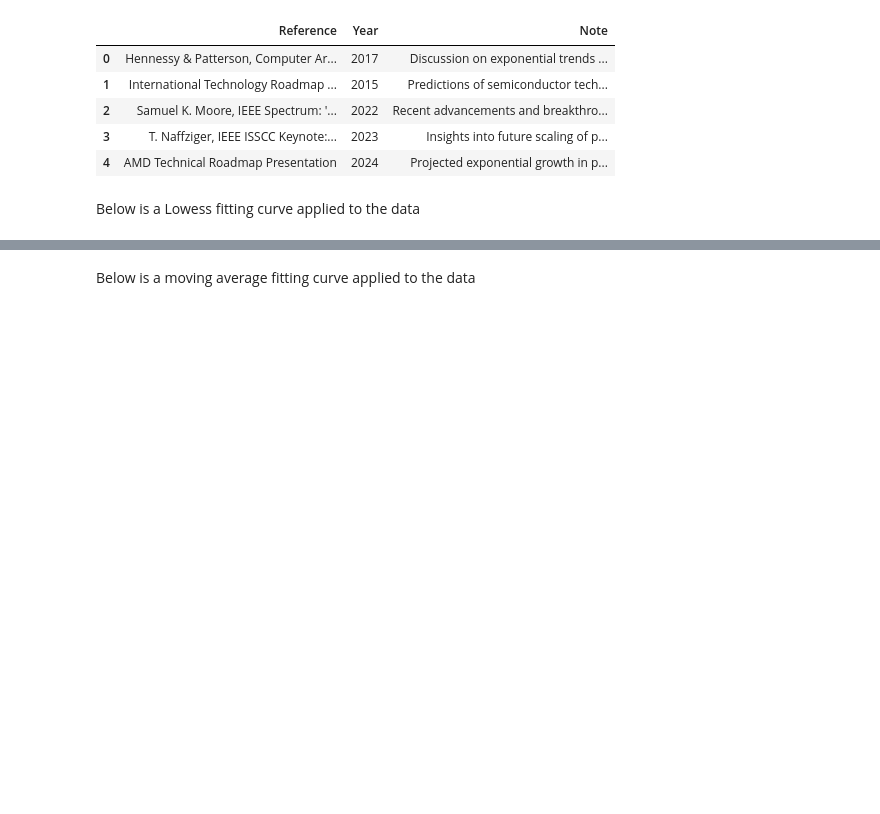
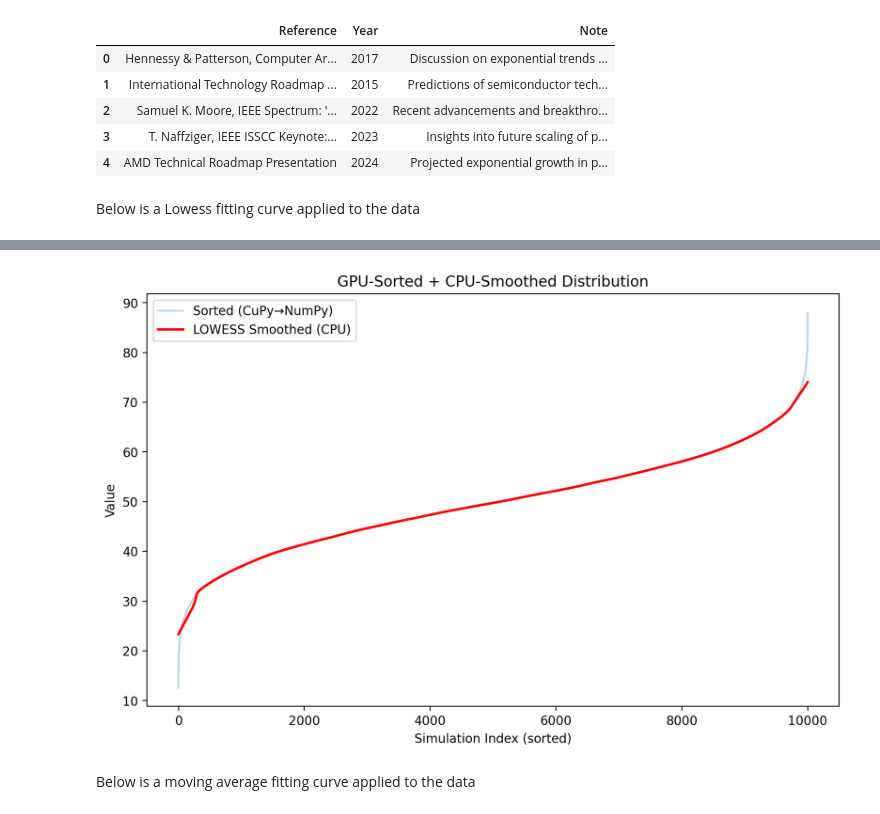
Before and after one commit to OJB-Quantum/Monte-Carlo-Sim, a Jupyter notebook: Terabyte_L1_Cache_Monte_Carlo_Simulation.ipynb, the cells around one changed output, grey strips where cells are left out. Drawn from its saved outputs; the diff is of its cells as text; code cells hidden in the pictures; blank space fills up the shorter version.

```diff
--- a/Terabyte_L1_Cache_Monte_Carlo_Simulation.ipynb
+++ b/Terabyte_L1_Cache_Monte_Carlo_Simulation.ipynb
@@ -180,0 +280,93 @@ plt.show()
+# %%
+# GPU‐Accelerated Sorting + LOWESS Example (CuPy + statsmodels)
+# ==============================================================
+# Below is a demonstration of how to use CUDA‐accelerated array operations
+# (via CuPy) together with statsmodels' LOWESS (which runs on CPU).
+# ----------------------------------------------------------------
+# NOTE: statsmodels.lowess itself does NOT natively run on GPU. However,
+# you can:
+#   1. Move data to the GPU for sorting/array arithmetic (with CuPy).
+#   2. Copy sorted data back to host (NumPy) and apply statsmodels.lowess.
+# ----------------------------------------------------------------
+
+import numpy as np
+import cupy as cp
+import matplotlib.pyplot as plt
+from statsmodels.nonparametric.smoothers_lowess import lowess
+import time
+
+# Assume `results` is a NumPy array of length NUM_SIMULATIONS.
+# For demonstration, generate synthetic `results` on the host:
+NUM_SIMULATIONS = 10_000
+np.random.seed(0)
+results = np.random.normal(loc=50, scale=10, size=NUM_SIMULATIONS)
+
+# -----------------------
+# 1) GPU: Transfer + Sort
+# -----------------------
+# Move `results` to GPU
+start_gpu_sort = time.time()
+gpu_results = cp.asarray(results, dtype=cp.float32)
+
+# Perform sorting on the GPU
+gpu_sorted = cp.sort(gpu_results)
+cp.cuda.Stream.null.synchronize()  # ensure completion
+gpu_sort_time = time.time() - start_gpu_sort
+
+# Copy sorted results back to host (NumPy)
+sorted_results_gpu = cp.asnumpy(gpu_sorted)
+
+# ---------------------------
+# 2) CPU: Apply statsmodels LOWESS
+# ---------------------------
+# Create x-axis for sorted indices (NumPy)
+x = np.arange(NUM_SIMULATIONS)
+
+# Run LOWESS smoothing: CPU only
+start_cpu_lowess = time.time()
+# frac=0.05 => 5% of points used for each local regression
+smoothed = lowess(sorted_results_gpu, x, frac=0.05)
+x_smooth = smoothed[:, 0]
+y_smooth = smoothed[:, 1]
+cpu_lowess_time = time.time() - start_cpu_lowess
+
+# ---------------------------
+# 3) Plot & Print Timings
+# ---------------------------
+print(f"GPU sorting time: {gpu_sort_time:.4f} s")
+print(f"CPU LOWESS time: {cpu_lowess_time:.4f} s")
+
+# Plot original sorted + smoothed curve:
+plt.figure(figsize=(10, 6))
+plt.plot(x, sorted_results_gpu, label='Sorted (CuPy→NumPy)', alpha=0.3)
+plt.plot(x_smooth, y_smooth, color='red', linewidth=2.0, label='LOWESS Smoothed (CPU)')
+plt.title("GPU‐Sorted + CPU‐Smoothed Distribution")
+plt.xlabel("Simulation Index (sorted)")
+plt.ylabel("Value")
+plt.legend()
+plt.show()
+
+# -----------------------------------------------------
+# 4) Alternative: Fully‐GPU LOWESS Approximation (optional)
+# -----------------------------------------------------
+# If you need a GPU‐only smoothing step, you must implement
+# a custom CUDA kernel or use a GPU‐accelerated library such as
+# RAPIDS cuDF / cuML (e.g., cuML's KNN or other regressor) to
+# approximate a LOWESS‐like curve. That approach is beyond the
+# built‐in statsmodels.lowess function, but here's a sketch:
+#
+# from cuml.neighbors import NearestNeighbors
+# from cuml.linear_model import LinearRegression
+#
+# 1) Keep `gpu_sorted` on GPU (shape (N,)).
+# 2) Create a GPU array of indices: gpu_x = cp.arange(N, dtype=cp.float32)
+# 3) For each index i, select a local window of (frac*N) neighbors
+#    using cuML's NearestNeighbors, perform a weighted linear fit,
+#    and store fitted y_i in `gpu_y_smooth`. This replicates LOWESS.
+# 4) Plot `gpu_y_smooth` (after copying to host) similarly.
+#
+# The cuML approach requires a more detailed setup and is not a one‐line drop‐in.
+# For most cases, combining CuPy sorting with statsmodels.lowess (on CPU)
+# is simpler unless your dataset is extremely large, in which case
+# implementing a fully‐GPU smoothing is recommended.
+# %% [output]
@@ -181,2 +375,3 @@ plt.show()
+[figure, added]
 # %% [markdown]
 Below is a moving average fitting curve applied to the data
```
Also changed, not shown: parts of 9 cells of this notebook.
